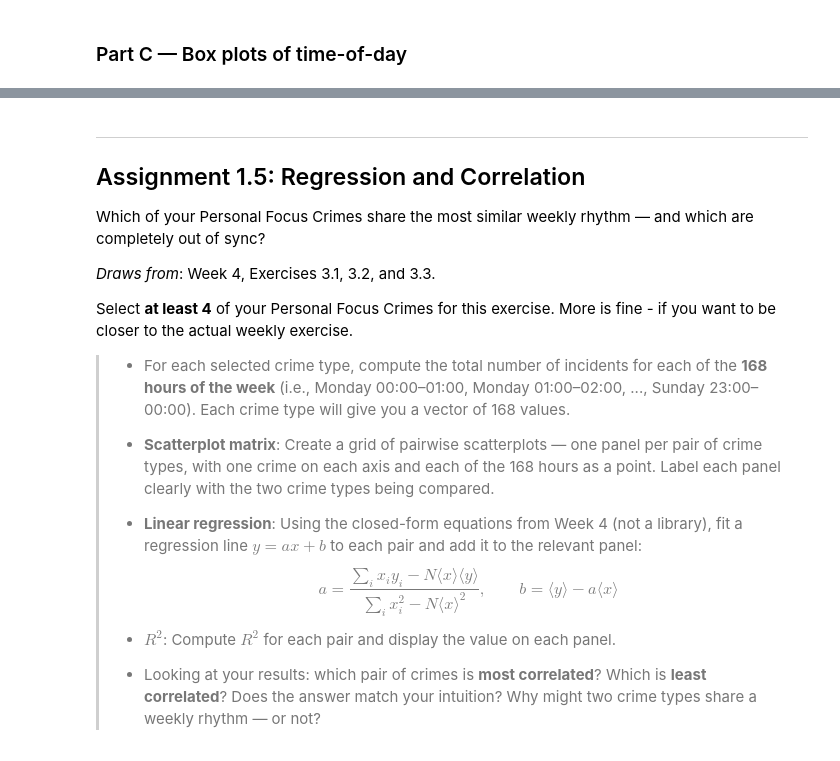
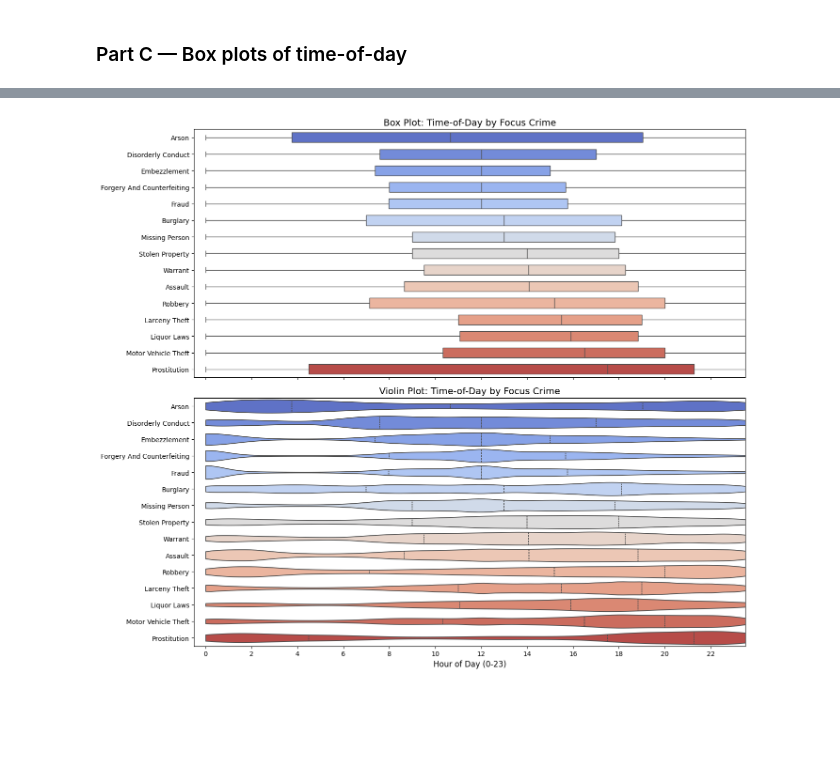
Before and after one commit to Aryan-Mi/dtu-social-data-assignments, a Jupyter notebook: assignment-1/Assignment1-aryan.ipynb, the cells around one changed output, grey strips where cells are left out. Saved outputs shown, nothing was run; the diff lists cells and outputs as text; code cells hidden in the pictures; blank space fills up the shorter version.

Commit message:
Solve assignment 1.3

```diff
--- a/assignment-1/Assignment1-aryan.ipynb
+++ b/assignment-1/Assignment1-aryan.ipynb
@@ -167,20 +191,60 @@ Use your **most common Personal Focus Crime** (by total incident count) for this
-# %% [markdown]
----
-## Assignment 1.5: Regression and Correlation
-
-Which of your Personal Focus Crimes share the most similar weekly rhythm — and which are completely out of sync?
-
-*Draws from*: Week 4, Exercises 3.1, 3.2, and 3.3.
-
-Select **at least 4** of your Personal Focus Crimes for this exercise. More is fine - if you want to be closer to the actual weekly exercise.
-
-> * For each selected crime type, compute the total number of incidents for each of the **168 hours of the week** (i.e., Monday 00:00–01:00, Monday 01:00–02:00, ..., Sunday 23:00–00:00). Each crime type will give you a vector of 168 values.
->
-> * **Scatterplot matrix**: Create a grid of pairwise scatterplots — one panel per pair of crime types, with one crime on each axis and each of the 168 hours as a point. Label each panel clearly with the two crime types being compared.
->
-> * **Linear regression**: Using the closed-form equations from Week 4 (not a library), fit a regression line $y = ax + b$ to each pair and add it to the relevant panel:
->   $$a = \frac{\sum_i x_i y_i - N\langle x\rangle\langle y\rangle}{\sum_i x_i^2 - N\langle x\rangle^2}, \qquad b = \langle y \rangle - a\langle x \rangle$$
->
-> * **$R^2$**: Compute $R^2$ for each pair and display the value on each panel.
->
-> * Looking at your results: which pair of crimes is **most correlated**? Which is **least correlated**? Does the answer match your intuition? Why might two crime types share a weekly rhythm — or not?
+# %%
+import seaborn as sns
+
+
+def time_to_frac(t):
+    h, m = str(t).split(":")[:2]
+    return int(h) + int(m) / 60
+
+
+focus_df["Hour"] = focus_df["Incident Time"].apply(time_to_frac)
+crime_order = (
+    focus_df.groupby("Unified Category")["Hour"].median().sort_values().index.tolist()
+)
+
+fig, (ax1, ax2) = plt.subplots(2, 1, figsize=(14, 12), sharex=True)
+
+sns.boxplot(
+    data=focus_df,
+    x="Hour",
+    y="Unified Category",
+    hue="Unified Category",
+    order=crime_order,
+    hue_order=crime_order,
+    legend=False,
+    orient="h",
+    ax=ax1,
+    palette="coolwarm",
+    width=0.6,
+    fliersize=1,
+)
+ax1.set_title("Box Plot: Time-of-Day by Focus Crime", fontsize=14)
+ax1.set_xlabel("")
+ax1.set_ylabel("")
+ax1.set_xlim(-0.5, 23.5)
+ax1.set_xticks(range(0, 24, 2))
+
+sns.violinplot(
+    data=focus_df,
+    x="Hour",
+    y="Unified Category",
+    hue="Unified Category",
+    order=crime_order,
+    hue_order=crime_order,
+    legend=False,
+    orient="h",
+    ax=ax2,
+    palette="coolwarm",
+    inner="quartile",
+    cut=0,
+)
+ax2.set_title("Violin Plot: Time-of-Day by Focus Crime", fontsize=14)
+ax2.set_xlabel("Hour of Day (0-23)", fontsize=12)
+ax2.set_ylabel("")
+ax2.set_xlim(-0.5, 23.5)
+ax2.set_xticks(range(0, 24, 2))
+
+plt.tight_layout()
+plt.show()
+# %% [output]
+[figure, added]
```
Also changed, not shown: parts of 7 cells of this notebook.
